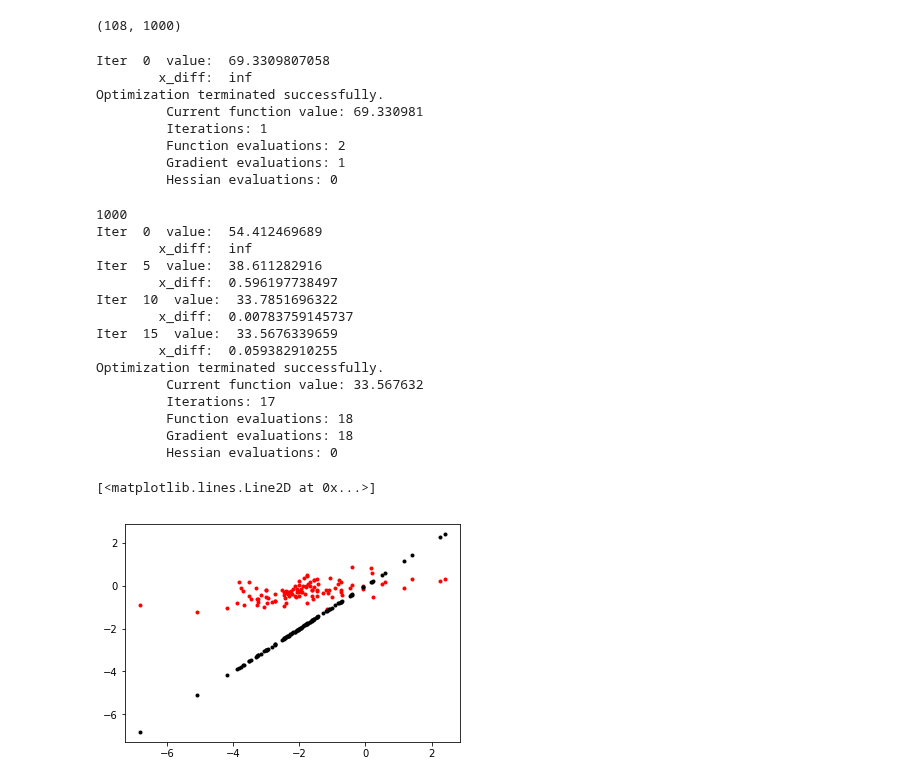
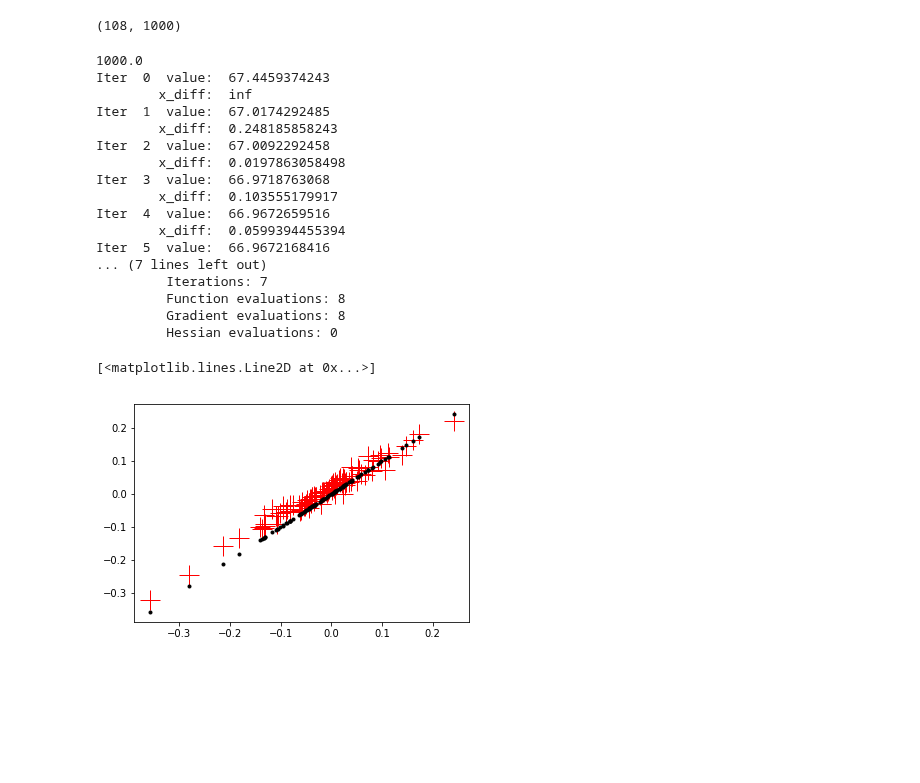
Before and after one commit to rgiordan/LinearResponseVariationalBayes.py, a Jupyter notebook: Models/LogisticGLMM/BootstrapLogisticGLMM.ipynb, the cells around one changed output. Saved outputs shown, nothing was run; the diff lists cells and outputs as text; code cells hidden in the pictures; blank space fills up the shorter version.

```diff
--- a/Models/LogisticGLMM/BootstrapLogisticGLMM.ipynb
+++ b/Models/LogisticGLMM/BootstrapLogisticGLMM.ipynb
@@ -165,67 +193,43 @@ print(weight_jacobian.shape)
 # %%
+kl_hess = objective.fun_free_hessian(glmm_par_opt)
+moment_jac = get_moment_jacobian(glmm_par_opt)
+weight_jacobian = get_weight_jacobian(glmm_par_opt)
 moment_boot_mat = -1* np.matmul(moment_jac, np.linalg.solve(elbo_hess, np.transpose(weight_jacobian)))
 print(moment_boot_mat.shape)
 # %% [output]
 (108, 1000)
-# %%
-
-objective = Objective(model.glmm_par, model.get_kl)
-glmm_par_opt = copy.deepcopy(glmm_par)
-def tr_optimize(trust_init, weights, num_gh_points=4, gtol=1e-6, maxiter=500):
-    model.use_weights = True
-    model.set_gh_points(num_gh_points)
-    model.weights = copy.deepcopy(weights)
-    objective.logger.initialize()
-    objective.logger.print_every = 5
-    vb_opt = optimize.minimize(
-        lambda par: objective.fun_free(par, verbose=True),
-        x0=trust_init,
-        method='trust-ncg',
-        jac=objective.fun_free_grad,
-        hessp=objective.fun_free_hvp,
-        tol=1e-6, options={'maxiter': maxiter, 'disp': True, 'gtol': gtol })
-    return vb_opt.x
-# %%
-glmm_par_opt = tr_optimize(glmm_par_free, np.full(NObs, 1.0))
-# %% [output]
-Iter  0  value:  69.3309807058
-        x_diff:  inf
-Optimization terminated successfully.
-         Current function value: 69.330981
-         Iterations: 1
-         Function evaluations: 2
-         Gradient evaluations: 1
-         Hessian evaluations: 0
 # %%
-boot_draw = np.random.multinomial(NObs, [1. / NObs] * NObs, size=1)
+boot_draw = np.random.multinomial(NObs, [1. / NObs] * NObs, size=1) - 1.0
+boot_draw = 0.5 * boot_draw + base_weights
 print(np.sum(boot_draw))
 glmm_par_opt_boot = tr_optimize(glmm_par_opt, boot_draw)
 # %% [output]
-1000
-Iter  0  value:  54.412469689
+1000.0
+Iter  0  value:  67.4459374243
         x_diff:  inf
-Iter  5  value:  38.611282916
-        x_diff:  0.596197738497
-Iter  10  value:  33.7851696322
-        x_diff:  0.00783759145737
-Iter  15  value:  33.5676339659
-        x_diff:  0.059382910255
-Optimization terminated successfully.
-         Current function value: 33.567632
-         Iterations: 17
-         Function evaluations: 18
-         Gradient evaluations: 18
+Iter  1  value:  67.0174292485
+        x_diff:  0.248185858243
+Iter  2  value:  67.0092292458
+        x_diff:  0.0197863058498
+Iter  3  value:  66.9718763068
+        x_diff:  0.103555179917
+Iter  4  value:  66.9672659516
+        x_diff:  0.0599394455394
+Iter  5  value:  66.9672168416
+... (7 lines left out)
+         Iterations: 7
+         Function evaluations: 8
+         Gradient evaluations: 8
          Hessian evaluations: 0
 # %%
 moment_vec = moment_wrapper.get_moment_vector(glmm_par_opt)
 moment_vec_boot = moment_wrapper.get_moment_vector(glmm_par_opt_boot)
+true_moment_diff = moment_vec_boot - moment_vec
+lr_moment_diff = np.matmul(moment_boot_mat, np.squeeze(boot_draw) - 1.0)
 
 #plt.plot(moment_vec, moment_vec_boot, 'k.')
-plt.plot(moment_vec_boot - moment_vec,
-         np.matmul(moment_boot_mat, np.squeeze(boot_draw) - 1.0), 'r.')
-
-plt.plot(moment_vec_boot - moment_vec,
-         moment_vec_boot - moment_vec, 'k.')
+plt.plot(true_moment_diff, lr_moment_diff, 'r+', markersize=20)
+plt.plot(true_moment_diff, true_moment_diff, 'k.')
 # %% [output]
 [<matplotlib.lines.Line2D at 0x...>]
-[figure, old version]
+[figure, new version]
```
Also changed, not shown: parts of 4 cells of this notebook, 1 other file.
